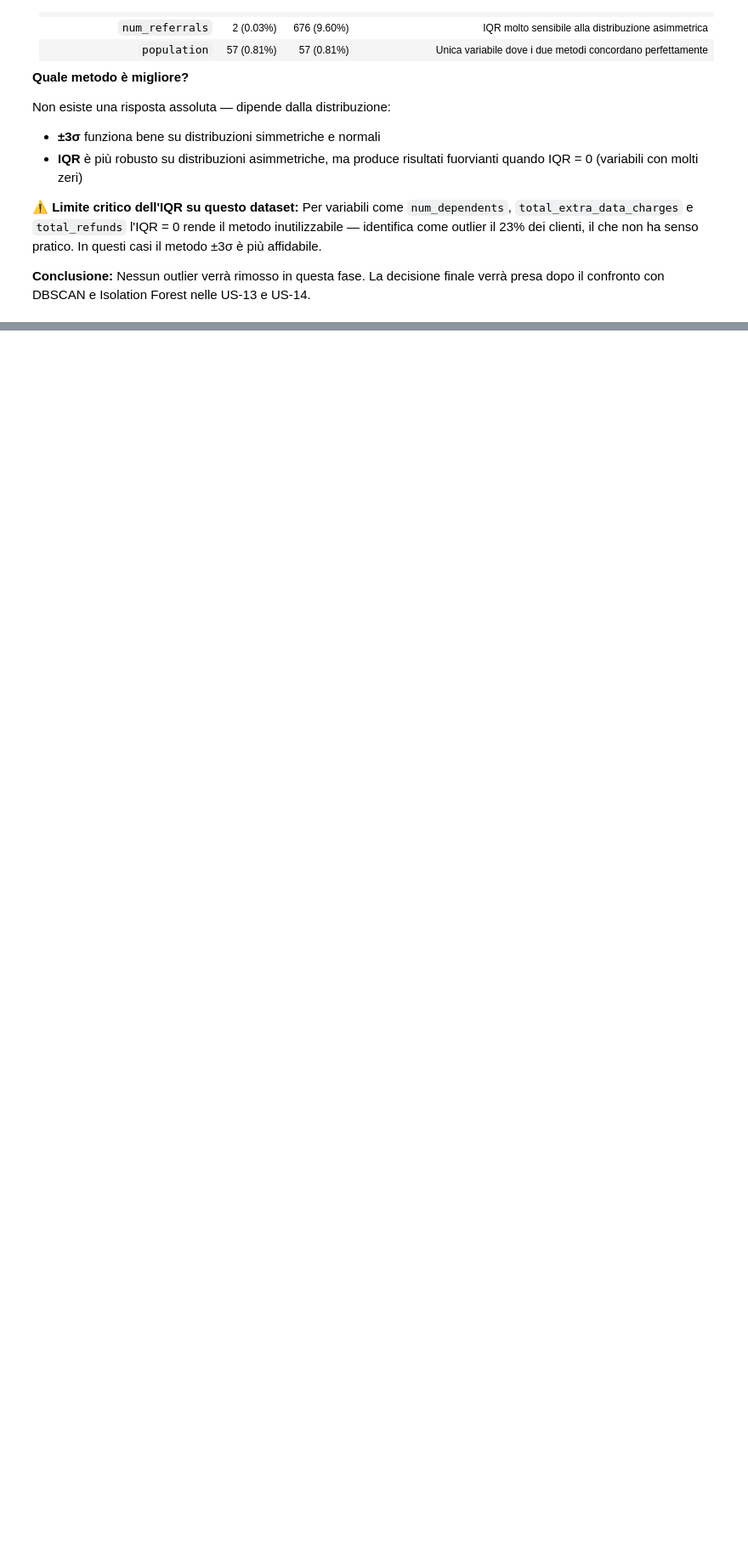
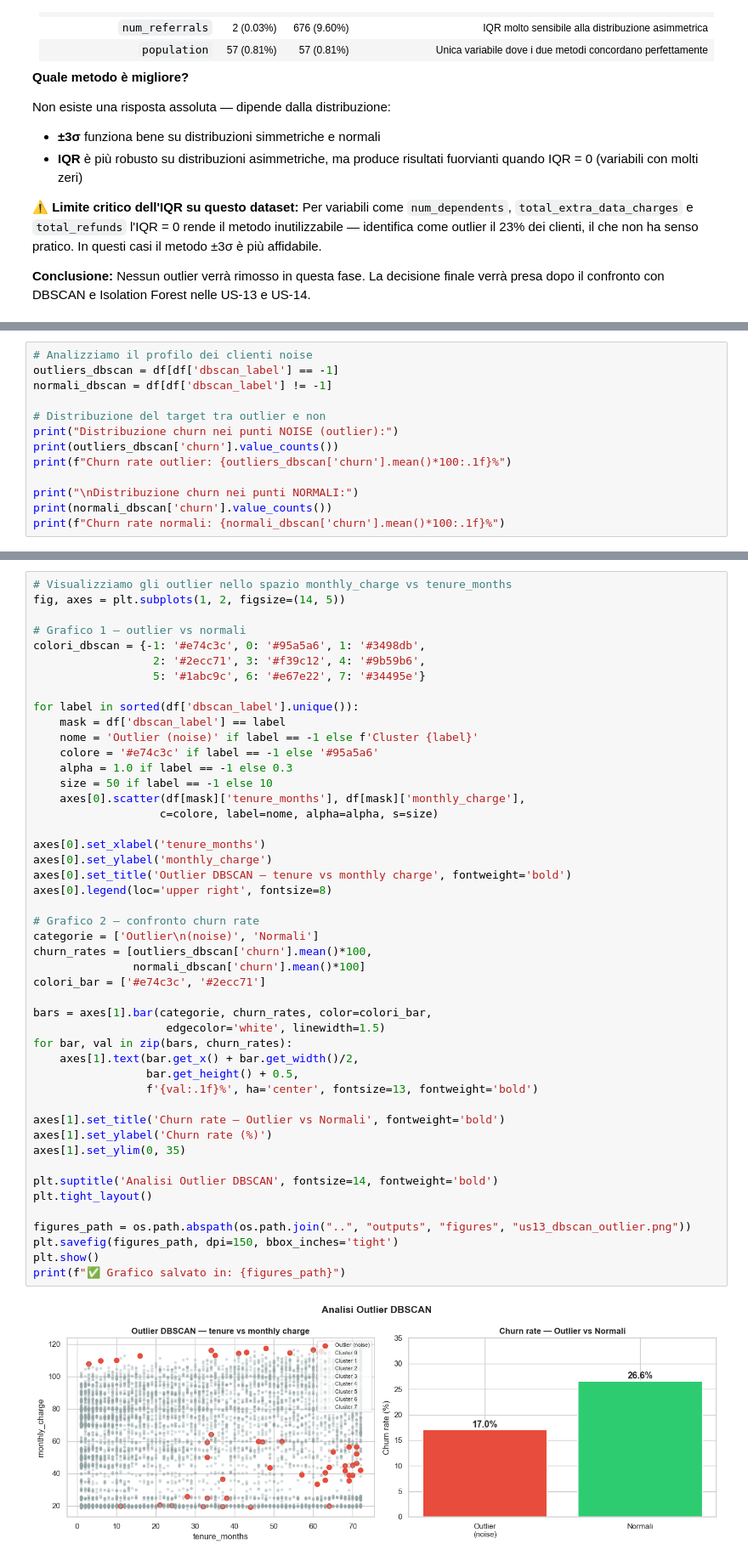
Before and after one commit to antoniohopee/telco-churn-ml, a Jupyter notebook: notebooks/03_outlier_analysis.ipynb, the cells around one changed output, grey strips where cells are left out. Shown at 85% size. Cells and saved outputs as stored; diff of their text form; blank space fills up the shorter version.

```diff
--- a/notebooks/03_outlier_analysis.ipynb
+++ b/notebooks/03_outlier_analysis.ipynb
@@ -251,0 +365,13 @@ dopo il confronto con DBSCAN e Isolation Forest nelle US-13 e US-14.
+# %%
+# Analizziamo il profilo dei clienti noise
+outliers_dbscan = df[df['dbscan_label'] == -1]
+normali_dbscan = df[df['dbscan_label'] != -1]
+
+# Distribuzione del target tra outlier e non
+print("Distribuzione churn nei punti NOISE (outlier):")
+print(outliers_dbscan['churn'].value_counts())
+print(f"Churn rate outlier: {outliers_dbscan['churn'].mean()*100:.1f}%")
+
+print("\nDistribuzione churn nei punti NORMALI:")
+print(normali_dbscan['churn'].value_counts())
+print(f"Churn rate normali: {normali_dbscan['churn'].mean()*100:.1f}%")
@@ -251,0 +392,49 @@ dopo il confronto con DBSCAN e Isolation Forest nelle US-13 e US-14.
+# %%
+# Visualizziamo gli outlier nello spazio monthly_charge vs tenure_months
+fig, axes = plt.subplots(1, 2, figsize=(14, 5))
+
+# Grafico 1 — outlier vs normali
+colori_dbscan = {-1: '#e74c3c', 0: '#95a5a6', 1: '#3498db',
+                  2: '#2ecc71', 3: '#f39c12', 4: '#9b59b6',
+                  5: '#1abc9c', 6: '#e67e22', 7: '#34495e'}
+
+for label in sorted(df['dbscan_label'].unique()):
+    mask = df['dbscan_label'] == label
+    nome = 'Outlier (noise)' if label == -1 else f'Cluster {label}'
+    colore = '#e74c3c' if label == -1 else '#95a5a6'
+    alpha = 1.0 if label == -1 else 0.3
+    size = 50 if label == -1 else 10
+    axes[0].scatter(df[mask]['tenure_months'], df[mask]['monthly_charge'],
+                   c=colore, label=nome, alpha=alpha, s=size)
+
+axes[0].set_xlabel('tenure_months')
+axes[0].set_ylabel('monthly_charge')
+axes[0].set_title('Outlier DBSCAN — tenure vs monthly charge', fontweight='bold')
+axes[0].legend(loc='upper right', fontsize=8)
+
+# Grafico 2 — confronto churn rate
+categorie = ['Outlier\n(noise)', 'Normali']
+churn_rates = [outliers_dbscan['churn'].mean()*100,
+               normali_dbscan['churn'].mean()*100]
+colori_bar = ['#e74c3c', '#2ecc71']
+
+bars = axes[1].bar(categorie, churn_rates, color=colori_bar,
+                    edgecolor='white', linewidth=1.5)
+for bar, val in zip(bars, churn_rates):
+    axes[1].text(bar.get_x() + bar.get_width()/2,
+                 bar.get_height() + 0.5,
+                 f'{val:.1f}%', ha='center', fontsize=13, fontweight='bold')
+
+axes[1].set_title('Churn rate — Outlier vs Normali', fontweight='bold')
+axes[1].set_ylabel('Churn rate (%)')
+axes[1].set_ylim(0, 35)
+
+plt.suptitle('Analisi Outlier DBSCAN', fontsize=14, fontweight='bold')
+plt.tight_layout()
+
+figures_path = os.path.abspath(os.path.join("..", "outputs", "figures", "us13_dbscan_outlier.png"))
+plt.savefig(figures_path, dpi=150, bbox_inches='tight')
+plt.show()
+print(f"✅ Grafico salvato in: {figures_path}")
+# %% [output]
+[figure, added]
```
Also changed, not shown: parts of 10 cells of this notebook.
